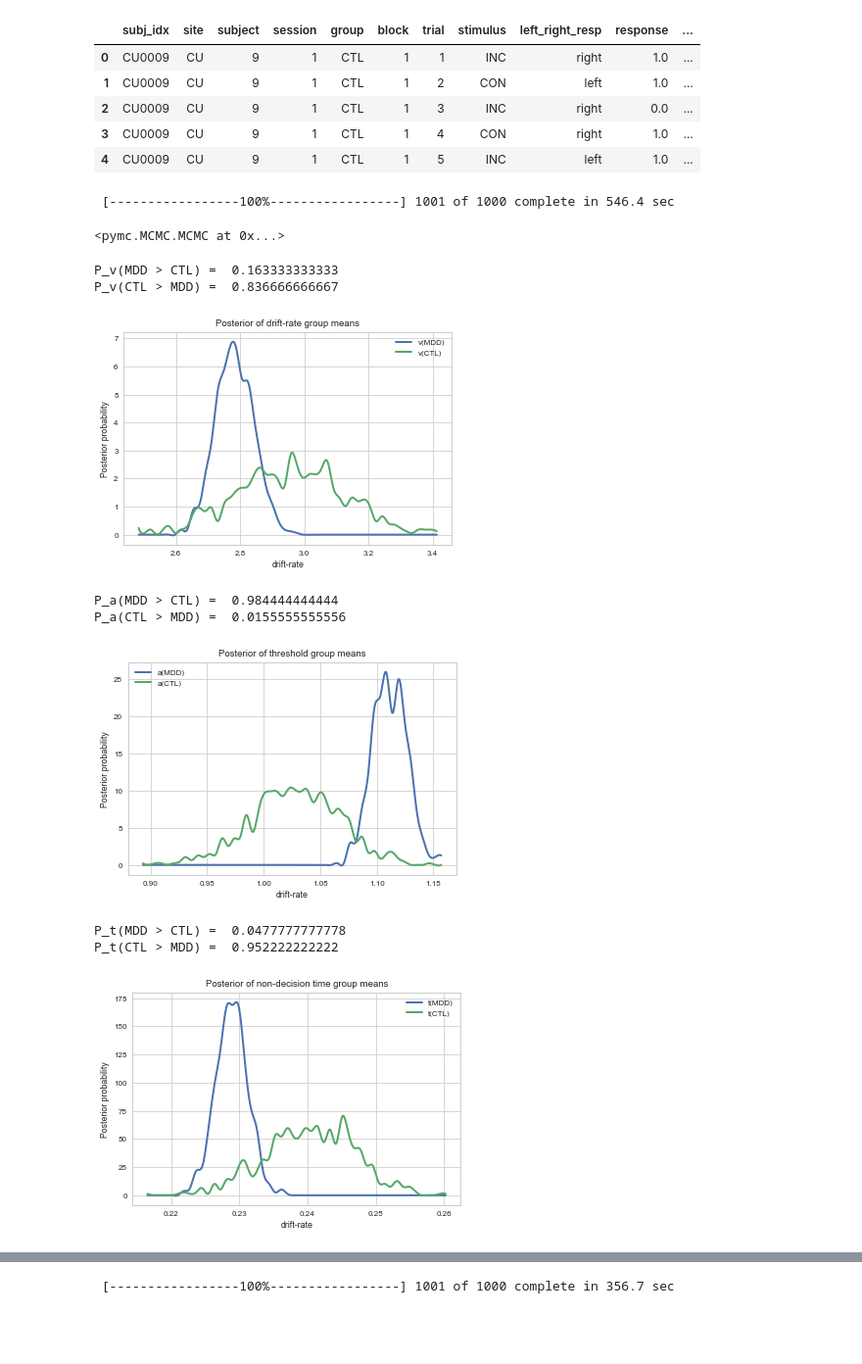
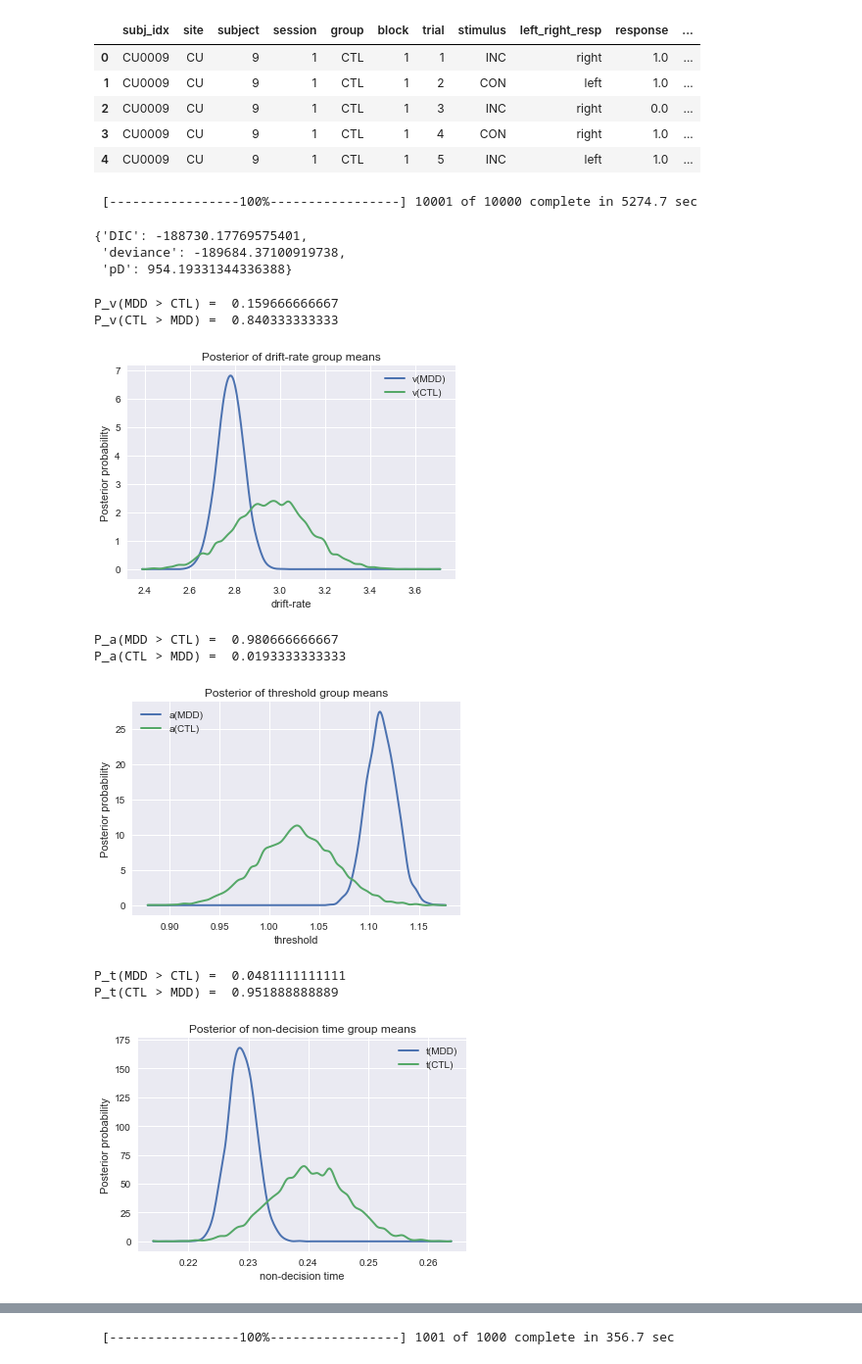
Before and after one commit to vlawlor/EMBARC-Flanker, a Jupyter notebook: Flanker.ipynb, the cells around one changed output, grey strips where cells are left out. Shown at 98% size. Cells and saved outputs as stored; diff of their text form; code cells hidden in the pictures; blank space fills up the shorter version.

```diff
--- a/Flanker.ipynb
+++ b/Flanker.ipynb
@@ -2154,14 +2136,20 @@ all_data.head()
 | 3 | CU0009 | CU | 9 | 1 | CTL | 1 | 4 | CON | right | 1.0 | ... |
 | 4 | CU0009 | CU | 9 | 1 | CTL | 1 | 5 | INC | left | 1.0 | ... |
 # %%
-m_general = hddm.HDDM(all_data, depends_on={'v': 'group', 'a': 'group', 't':'group'})
-m_general.find_starting_values()
-m_general.sample(1000, burn=100)
+flanker_group = hddm.HDDM(all_data, depends_on={'v': 'group', 'a': 'group', 't':'group'})
+flanker_group.find_starting_values()
+flanker_group.sample(10000, burn=1000, dbname = 'flanker_group', db= 'pickle')
+flanker_group.save('flanker_group')
 # %% [output]
- [-----------------100%-----------------] 1001 of 1000 complete in 546.4 sec
+ [-----------------100%-----------------] 10001 of 10000 complete in 5274.7 sec
-<pymc.MCMC.MCMC at 0x...>
+# %%
+flanker_group.dic_info
+# %% [output]
+{'DIC': -188730.17769575401,
+ 'deviance': -189684.37100919738,
+ 'pD': 954.19331344336388}
 # %%
-v_MDD, v_CTL = m_general.nodes_db.node[['v(MDD)','v(CTL)']]
+v_MDD, v_CTL = flanker_group.nodes_db.node[['v(MDD)','v(CTL)']]
 hddm.analyze.plot_posterior_nodes([v_MDD, v_CTL])
 plt.xlabel('drift-rate')
 plt.ylabel('Posterior probability')
@@ -2170,33 +2158,33 @@ plt.title('Posterior of drift-rate group means')
 print ("P_v(MDD > CTL) = ", (v_MDD.trace() > v_CTL.trace()).mean())
 print ("P_v(CTL > MDD) = ", (v_CTL.trace() > v_MDD.trace()).mean())
 # %% [output]
-P_v(MDD > CTL) =  0.163333333333
-P_v(CTL > MDD) =  0.836666666667
+P_v(MDD > CTL) =  0.159666666667
+P_v(CTL > MDD) =  0.840333333333
-[figure, old version]
+[figure, new version]
 # %%
-a_MDD, a_CTL = m_general.nodes_db.node[['a(MDD)','a(CTL)']]
+a_MDD, a_CTL = flanker_group.nodes_db.node[['a(MDD)','a(CTL)']]
 hddm.analyze.plot_posterior_nodes([a_MDD, a_CTL])
-plt.xlabel('drift-rate')
+plt.xlabel('threshold')
 plt.ylabel('Posterior probability')
 plt.title('Posterior of threshold group means')
 
 print ("P_a(MDD > CTL) = ", (a_MDD.trace() > a_CTL.trace()).mean())
 print ("P_a(CTL > MDD) = ", (a_CTL.trace() > a_MDD.trace()).mean())
 # %% [output]
-P_a(MDD > CTL) =  0.984444444444
-P_a(CTL > MDD) =  0.0155555555556
+P_a(MDD > CTL) =  0.980666666667
+P_a(CTL > MDD) =  0.0193333333333
-[figure, old version]
+[figure, new version]
 # %%
-t_MDD, t_CTL = m_general.nodes_db.node[['t(MDD)','t(CTL)']]
+t_MDD, t_CTL = flanker_group.nodes_db.node[['t(MDD)','t(CTL)']]
 hddm.analyze.plot_posterior_nodes([t_MDD, t_CTL])
-plt.xlabel('drift-rate')
+plt.xlabel('non-decision time')
 plt.ylabel('Posterior probability')
 plt.title('Posterior of non-decision time group means')
 
 print ("P_t(MDD > CTL) = ", (t_MDD.trace() > t_CTL.trace()).mean())
 print ("P_t(CTL > MDD) = ", (t_CTL.trace() > t_MDD.trace()).mean())
 # %% [output]
-P_t(MDD > CTL) =  0.0477777777778
-P_t(CTL > MDD) =  0.952222222222
+P_t(MDD > CTL) =  0.0481111111111
+P_t(CTL > MDD) =  0.951888888889
-[figure, old version]
+[figure, new version]
 # %%
```
Also changed, not shown: parts of 31 cells of this notebook.
